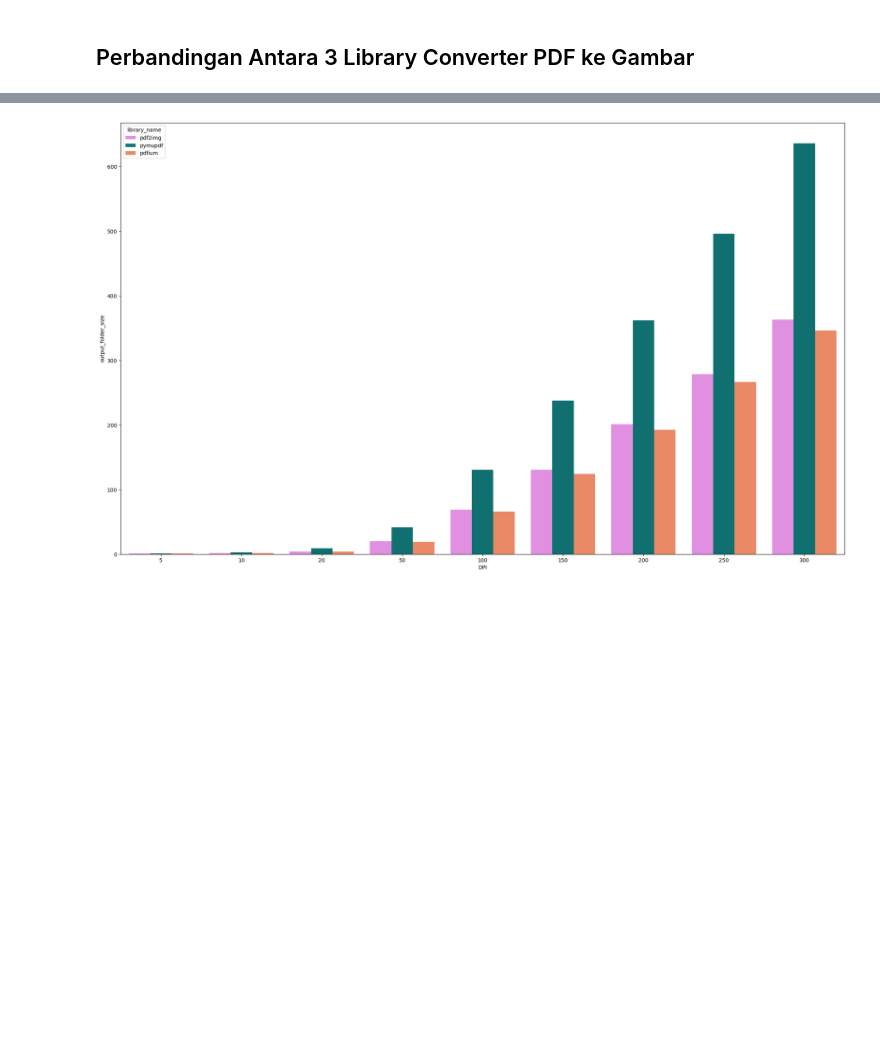
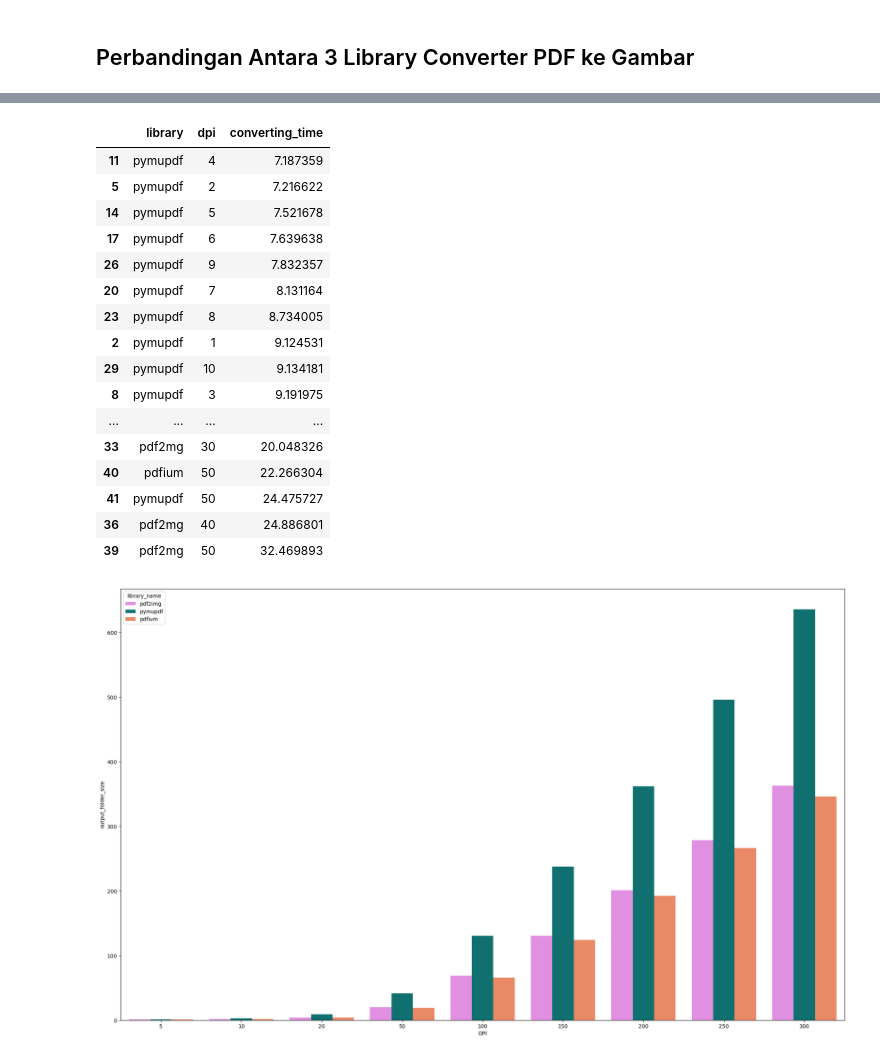
Before and after one commit to rasyidev/print-cost, a Jupyter notebook: notebook/01-pdf-to-image-converting-research.ipynb, the cells around one changed output, grey strips where cells are left out. Drawn from its saved outputs; the diff is of its cells as text; code cells hidden in the pictures; blank space fills up the shorter version.

```diff
--- a/notebook/01-pdf-to-image-converting-research.ipynb
+++ b/notebook/01-pdf-to-image-converting-research.ipynb
@@ -213,3 +271,23 @@ plt.show()
+# %%
+df[df.dpi <= 50].sort_values(['converting_time', 'dpi'])
+# %% [output]
+|  | library | dpi | converting_time |
+| 11 | pymupdf | 4 | 7.187359 |
+| 5 | pymupdf | 2 | 7.216622 |
+| 14 | pymupdf | 5 | 7.521678 |
+| 17 | pymupdf | 6 | 7.639638 |
+| 26 | pymupdf | 9 | 7.832357 |
+| 20 | pymupdf | 7 | 8.131164 |
+| 23 | pymupdf | 8 | 8.734005 |
+| 2 | pymupdf | 1 | 9.124531 |
+| 29 | pymupdf | 10 | 9.134181 |
+| 8 | pymupdf | 3 | 9.191975 |
+| ... | ... | ... | ... |
+| 33 | pdf2mg | 30 | 20.048326 |
+| 40 | pdfium | 50 | 22.266304 |
+| 41 | pymupdf | 50 | 24.475727 |
+| 36 | pdf2mg | 40 | 24.886801 |
+| 39 | pdf2mg | 50 | 32.469893 |
 # %%
 plt.figure(figsize=(25,15))
 sns.barplot(data=df, x='dpi', y='output_folder_size', hue='library_name', palette=['violet', 'teal', 'coral'])
```
Also changed, not shown: parts of 4 cells of this notebook, 35 other files.
